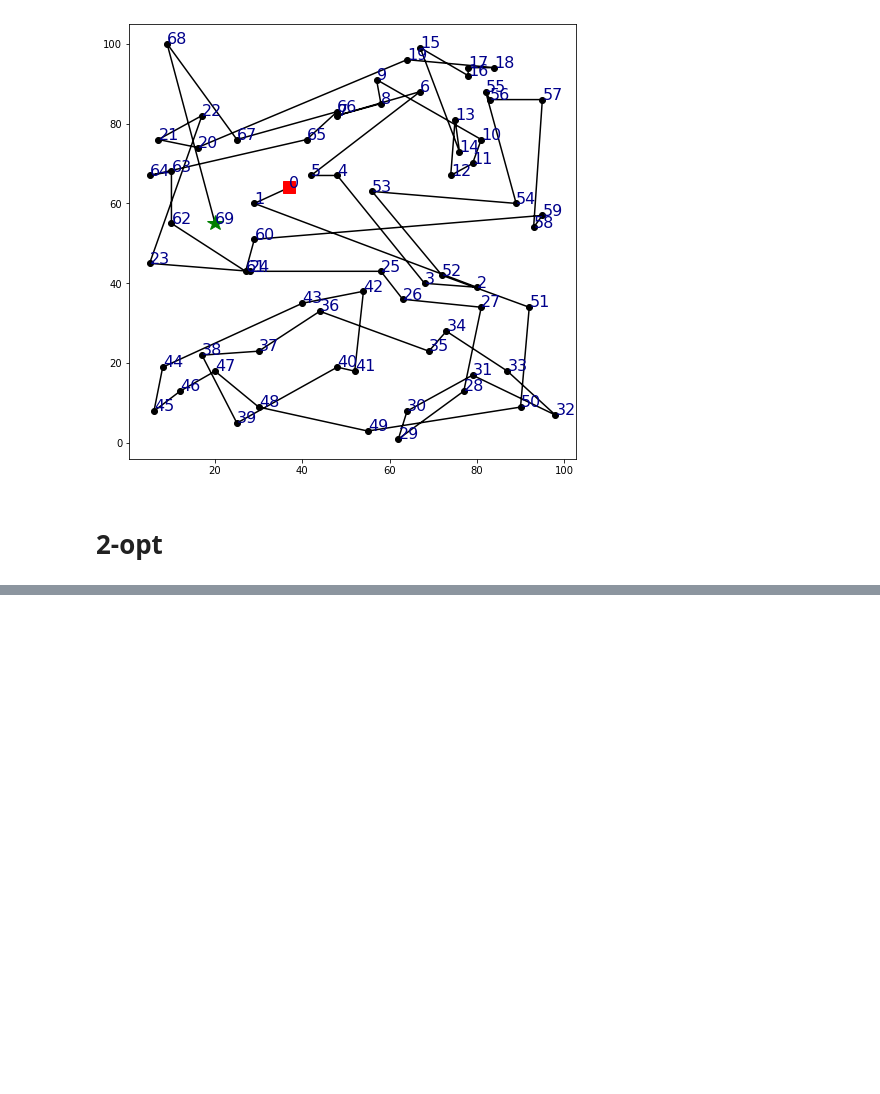
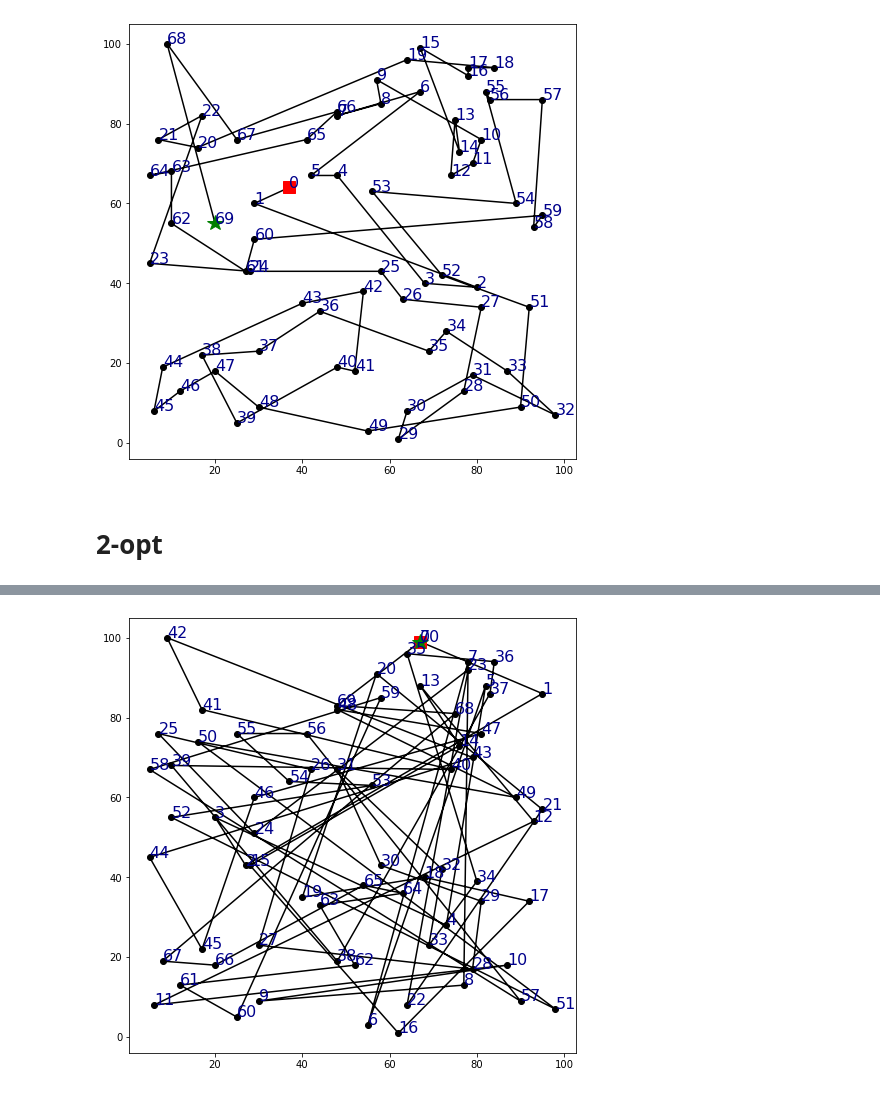
Before and after one commit to pooyad359/discrete-optim, a Jupyter notebook: 4 tsp/TSP.ipynb, the cells around one changed output, grey strips where cells are left out. Saved outputs shown, nothing was run; the diff lists cells and outputs as text; code cells hidden in the pictures; blank space fills up the shorter version.

```diff
--- a/4 tsp/TSP.ipynb
+++ b/4 tsp/TSP.ipynb
@@ -211,0 +438,9 @@ view_tsp(sol2)
+# %%
+node_count = int(content[0])
+points = []
+for i in range(1, node_count + 1):
+    line = content[i]
+    parts = line.split()
+    points.append(Point(float(parts[0]), float(parts[1])))
+
+print(f'#Nodes: {node_count}')
@@ -211,0 +449,16 @@ view_tsp(sol2)
+# %%
+manager = pywrapcp.RoutingIndexManager(node_count, 1, 0)
+routing = pywrapcp.RoutingModel(manager)
+distance_callback = lambda i,j: distance(points[i],points[j])
+transit_callback_index = routing.RegisterTransitCallback(distance_callback)
+routing.SetArcCostEvaluatorOfAllVehicles(transit_callback_index)
+
+search_parameters = pywrapcp.DefaultRoutingSearchParameters()
+# search_parameters.first_solution_strategy = (
+#     routing_enums_pb2.FirstSolutionStrategy.PATH_CHEAPEST_ARC)
+search_parameters.local_search_metaheuristic = (
+    routing_enums_pb2.LocalSearchMetaheuristic.GUIDED_LOCAL_SEARCH)
+search_parameters.time_limit.seconds = 30
+search_parameters.log_search = True
+
+solution = routing.SolveWithParameters(search_parameters)
@@ -211,0 +472,2 @@ view_tsp(sol2)
+# %%
+route=get_route(manager, routing, solution)
@@ -211,0 +494,6 @@ view_tsp(sol2)
+# %%
+route[-1]=0
+# %%
+view_tsp(route,points)
+# %% [output]
+[figure, added]
```
Also changed, not shown: parts of 40 cells of this notebook, 1 other file.
